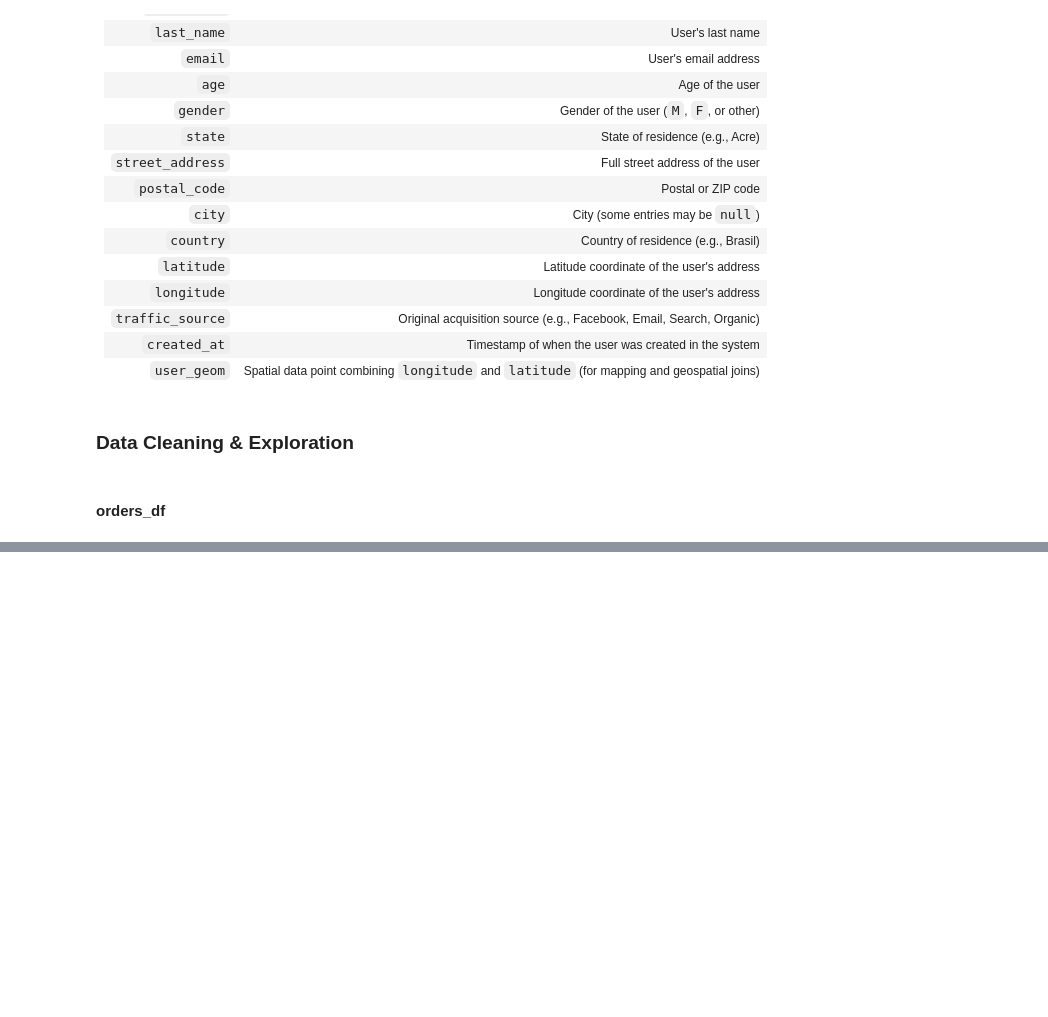
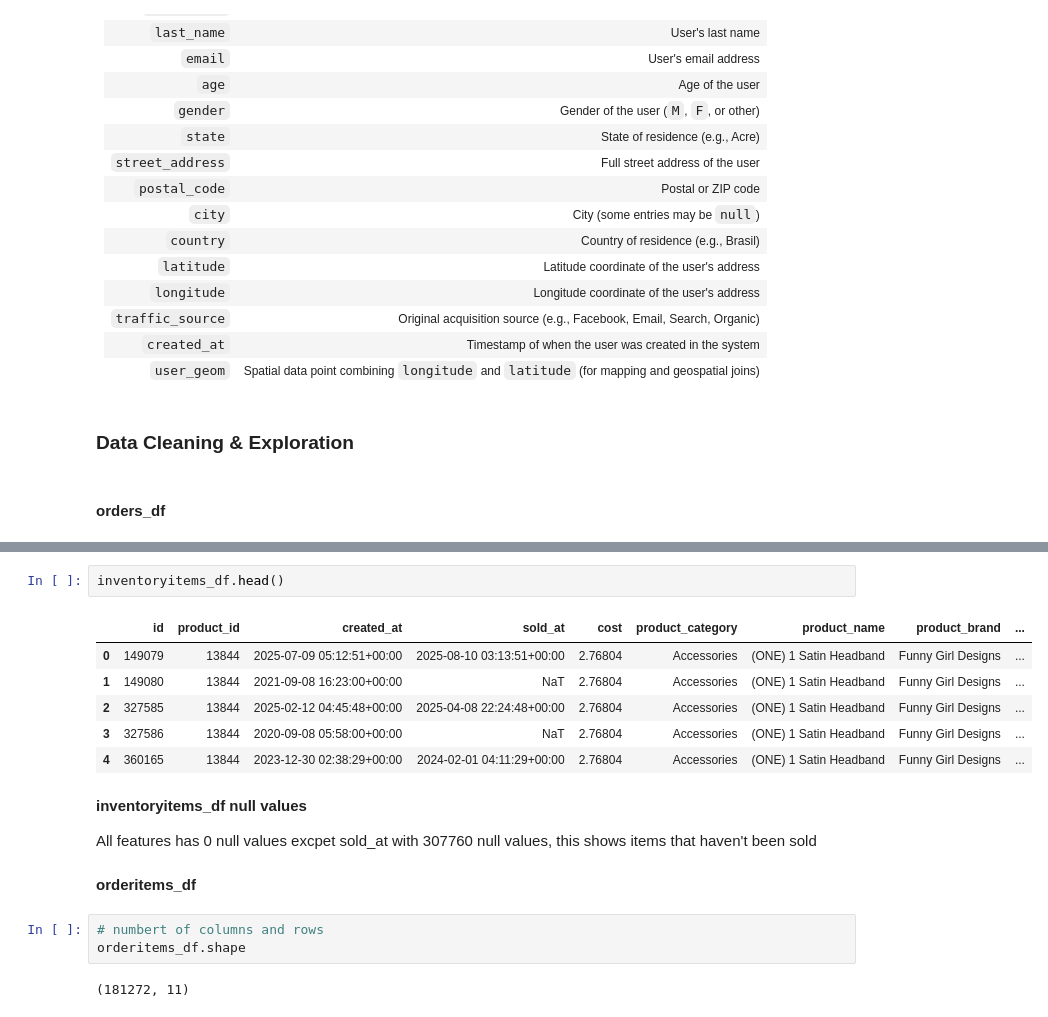
Before and after one commit to JuliusFemi/Capstone_project, a Jupyter notebook: code.ipynb, the cells around one changed output, grey strips where cells are left out. Drawn from its saved outputs; the diff is of its cells as text; blank space fills up the shorter version.

```diff
--- a/code.ipynb
+++ b/code.ipynb
@@ -359,0 +566,20 @@ orders_df.head()
+# %%
+inventoryitems_df.head()
+# %% [output]
+|  | id | product_id | created_at | sold_at | cost | product_category | product_name | product_brand | ... |
+| 0 | 149079 | 13844 | 2025-07-09 05:12:51+00:00 | 2025-08-10 03:13:51+00:00 | 2.76804 | Accessories | (ONE) 1 Satin Headband | Funny Girl Designs | ... |
+| 1 | 149080 | 13844 | 2021-09-08 16:23:00+00:00 | NaT | 2.76804 | Accessories | (ONE) 1 Satin Headband | Funny Girl Designs | ... |
+| 2 | 327585 | 13844 | 2025-02-12 04:45:48+00:00 | 2025-04-08 22:24:48+00:00 | 2.76804 | Accessories | (ONE) 1 Satin Headband | Funny Girl Designs | ... |
+| 3 | 327586 | 13844 | 2020-09-08 05:58:00+00:00 | NaT | 2.76804 | Accessories | (ONE) 1 Satin Headband | Funny Girl Designs | ... |
+| 4 | 360165 | 13844 | 2023-12-30 02:38:29+00:00 | 2024-02-01 04:11:29+00:00 | 2.76804 | Accessories | (ONE) 1 Satin Headband | Funny Girl Designs | ... |
+# %% [markdown]
+**inventoryitems_df null values**
+
+All features has 0 null values excpet sold_at with 307760 null values, this shows items that haven't been sold
+# %% [markdown]
+**orderitems_df**
+# %%
+# numbert of columns and rows
+orderitems_df.shape
+# %% [output]
+(181272, 11)
```
Also changed, not shown: parts of 66 cells of this notebook, 2 other files.
